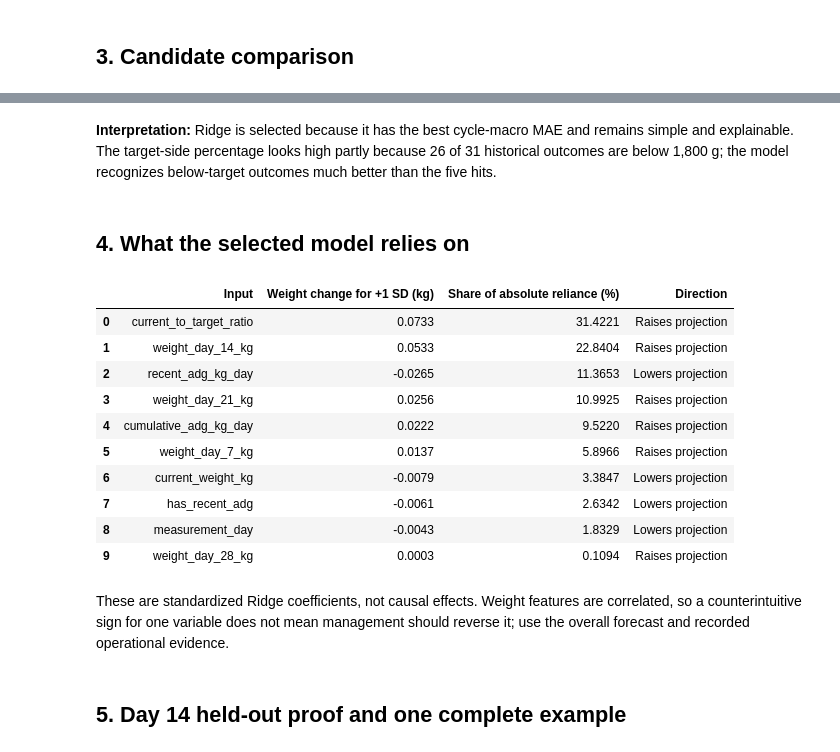
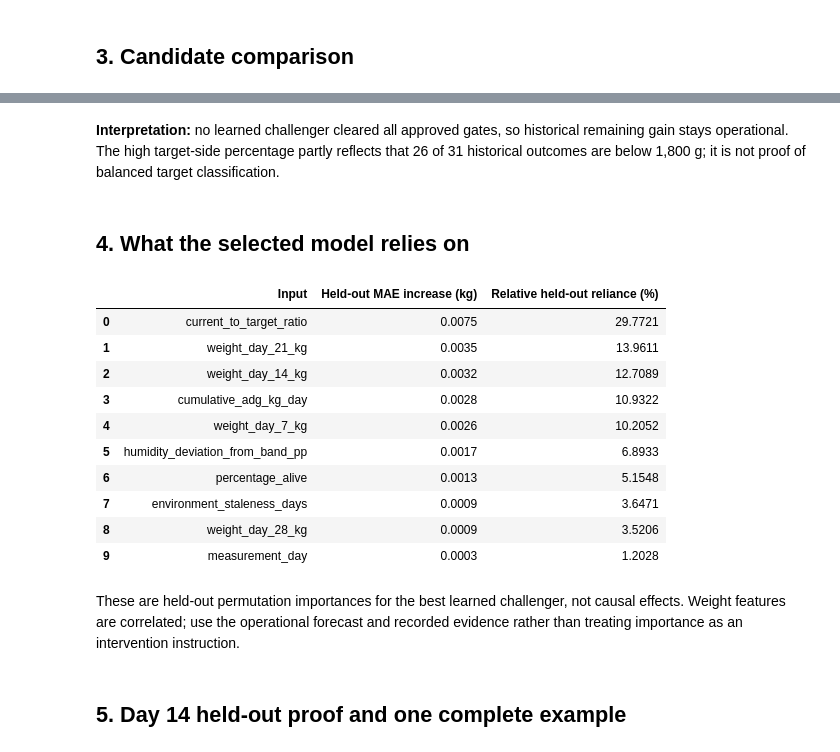
Before and after one commit to jourdandgo/Project_Canary_Capstone, a Jupyter notebook: notebooks/Project_Canary_Day35_Weight_Model.ipynb, the cells around one changed output, grey strips where cells are left out. Saved outputs shown, nothing was run; the diff lists cells and outputs as text; code cells hidden in the pictures.

```diff
--- a/notebooks/Project_Canary_Day35_Weight_Model.ipynb
+++ b/notebooks/Project_Canary_Day35_Weight_Model.ipynb
@@ -160,30 +169,29 @@ Correct side of 1,800 g: 86.3%
 Historical target hits: 5 of 31
-# %% [markdown]
-**Interpretation:** Ridge is selected because it has the best cycle-macro MAE and remains simple and explainable. The target-side percentage looks high partly because 26 of 31 historical outcomes are below 1,800 g; the model recognizes below-target outcomes much better than the five hits.
+# %% [markdown]
+**Interpretation:** no learned challenger cleared all approved gates, so historical remaining gain stays operational. The high target-side percentage partly reflects that 26 of 31 historical outcomes are below 1,800 g; it is not proof of balanced target classification.
 # %% [markdown]
 ## 4. What the selected model relies on
 # %%
-importance = pd.DataFrame(manifest["ridge_feature_importance"])
+importance = pd.DataFrame(manifest["held_out_permutation_importance"])
 importance.head(10).rename(columns={
     "feature": "Input",
-    "coefficient_kg_per_standard_deviation": "Weight change for +1 SD (kg)",
-    "absolute_importance_pct": "Share of absolute reliance (%)",
-    "direction": "Direction",
+    "mean_mae_increase_kg": "Held-out MAE increase (kg)",
+    "relative_importance_pct": "Relative held-out reliance (%)",
 }).round(4)
 # %% [output]
-|  | Input | Weight change for +1 SD (kg) | Share of absolute reliance (%) | Direction |
-| 0 | current_to_target_ratio | 0.0733 | 31.4221 | Raises projection |
-| 1 | weight_day_14_kg | 0.0533 | 22.8404 | Raises projection |
-| 2 | recent_adg_kg_day | -0.0265 | 11.3653 | Lowers projection |
-| 3 | weight_day_21_kg | 0.0256 | 10.9925 | Raises projection |
-| 4 | cumulative_adg_kg_day | 0.0222 | 9.5220 | Raises projection |
-| 5 | weight_day_7_kg | 0.0137 | 5.8966 | Raises projection |
-| 6 | current_weight_kg | -0.0079 | 3.3847 | Lowers projection |
-| 7 | has_recent_adg | -0.0061 | 2.6342 | Lowers projection |
-| 8 | measurement_day | -0.0043 | 1.8329 | Lowers projection |
-| 9 | weight_day_28_kg | 0.0003 | 0.1094 | Raises projection |
+|  | Input | Held-out MAE increase (kg) | Relative held-out reliance (%) |
+| 0 | current_to_target_ratio | 0.0075 | 29.7721 |
+| 1 | weight_day_21_kg | 0.0035 | 13.9611 |
+| 2 | weight_day_14_kg | 0.0032 | 12.7089 |
+| 3 | cumulative_adg_kg_day | 0.0028 | 10.9322 |
+| 4 | weight_day_7_kg | 0.0026 | 10.2052 |
+| 5 | humidity_deviation_from_band_pp | 0.0017 | 6.8933 |
+| 6 | percentage_alive | 0.0013 | 5.1548 |
+| 7 | environment_staleness_days | 0.0009 | 3.6471 |
+| 8 | weight_day_28_kg | 0.0009 | 3.5206 |
+| 9 | measurement_day | 0.0003 | 1.2028 |
-# %% [markdown]
-These are standardized Ridge coefficients, not causal effects. Weight features are correlated, so a counterintuitive sign for one variable does not mean management should reverse it; use the overall forecast and recorded operational evidence.
+# %% [markdown]
+These are held-out permutation importances for the best learned challenger, not causal effects. Weight features are correlated; use the operational forecast and recorded evidence rather than treating importance as an intervention instruction.
 # %% [markdown]
 ## 5. Day 14 held-out proof and one complete example
 # %%
```
Also changed, not shown: parts of 10 cells of this notebook, 51 other files.
